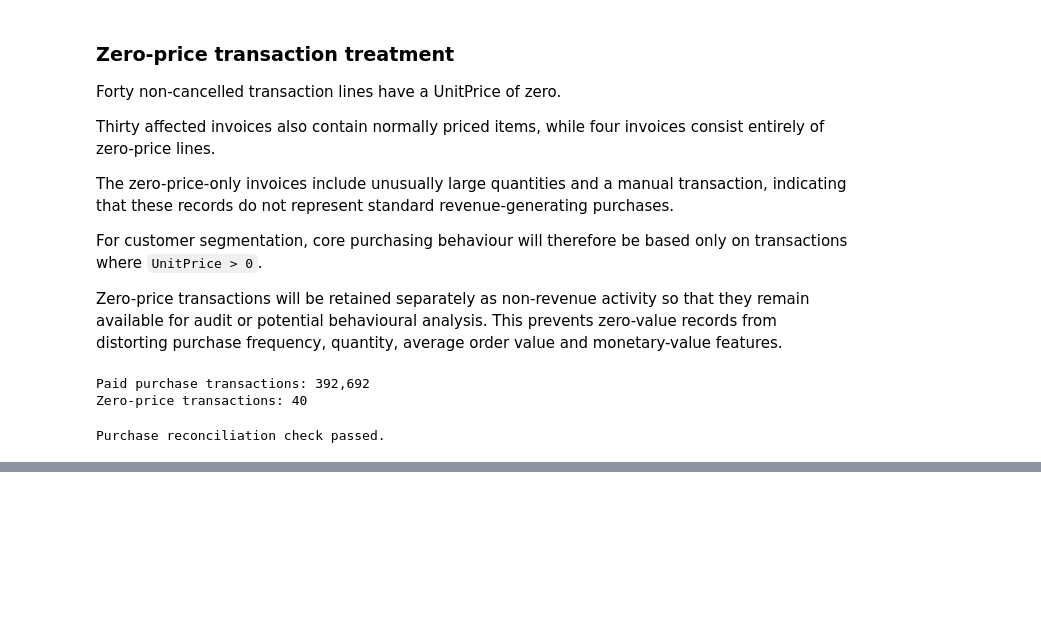
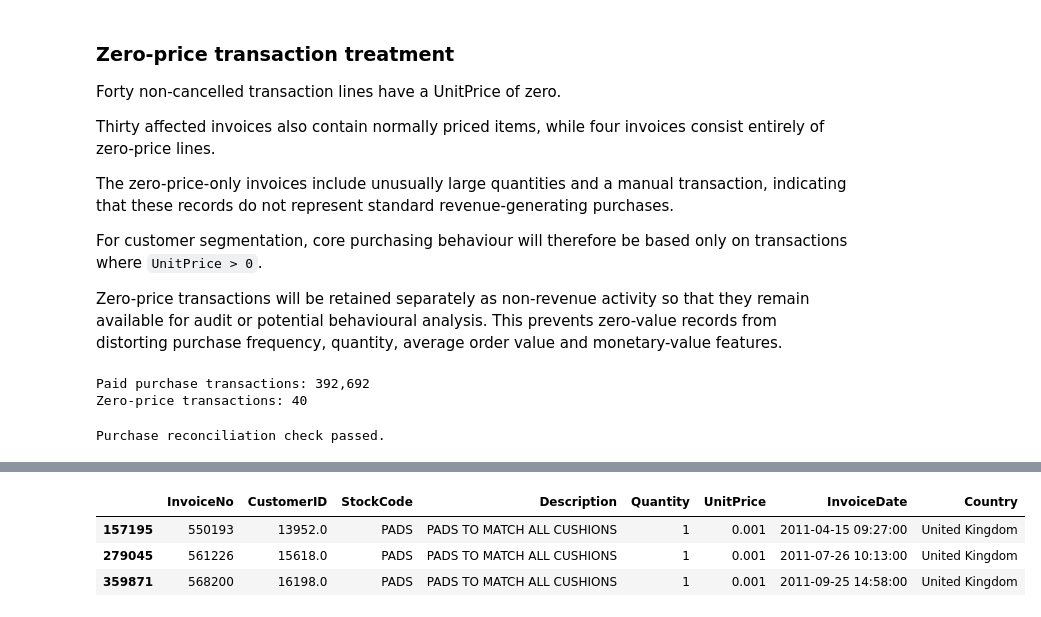
Before and after one commit to bukane123/azure-retail-customer-segmentation, a Jupyter notebook: notebooks/03_data_cleaning.ipynb, the cells around one changed output, grey strips where cells are left out. Cells and saved outputs as stored; diff of their text form; code cells hidden in the pictures; blank space fills up the shorter version.

```diff
--- a/notebooks/03_data_cleaning.ipynb
+++ b/notebooks/03_data_cleaning.ipynb
@@ -905,0 +1063,24 @@ Purchase reconciliation check passed.
+# %%
+# Review PADS separately because its description appears product-like,
+# despite having a non-standard alphabetic StockCode.
+
+display(
+    df_paid_purchases.loc[
+        df_paid_purchases["StockCode"] == "PADS",
+        [
+            "InvoiceNo",
+            "CustomerID",
+            "StockCode",
+            "Description",
+            "Quantity",
+            "UnitPrice",
+            "InvoiceDate",
+            "Country"
+        ]
+    ]
+)
+# %% [output]
+|  | InvoiceNo | CustomerID | StockCode | Description | Quantity | UnitPrice | InvoiceDate | Country |
+| 157195 | 550193 | 13952.0 | PADS | PADS TO MATCH ALL CUSHIONS | 1 | 0.001 | 2011-04-15 09:27:00 | United Kingdom |
+| 279045 | 561226 | 15618.0 | PADS | PADS TO MATCH ALL CUSHIONS | 1 | 0.001 | 2011-07-26 10:13:00 | United Kingdom |
+| 359871 | 568200 | 16198.0 | PADS | PADS TO MATCH ALL CUSHIONS | 1 | 0.001 | 2011-09-25 14:58:00 | United Kingdom |
```
Also changed, not shown: parts of 38 cells of this notebook, 12 other files.
